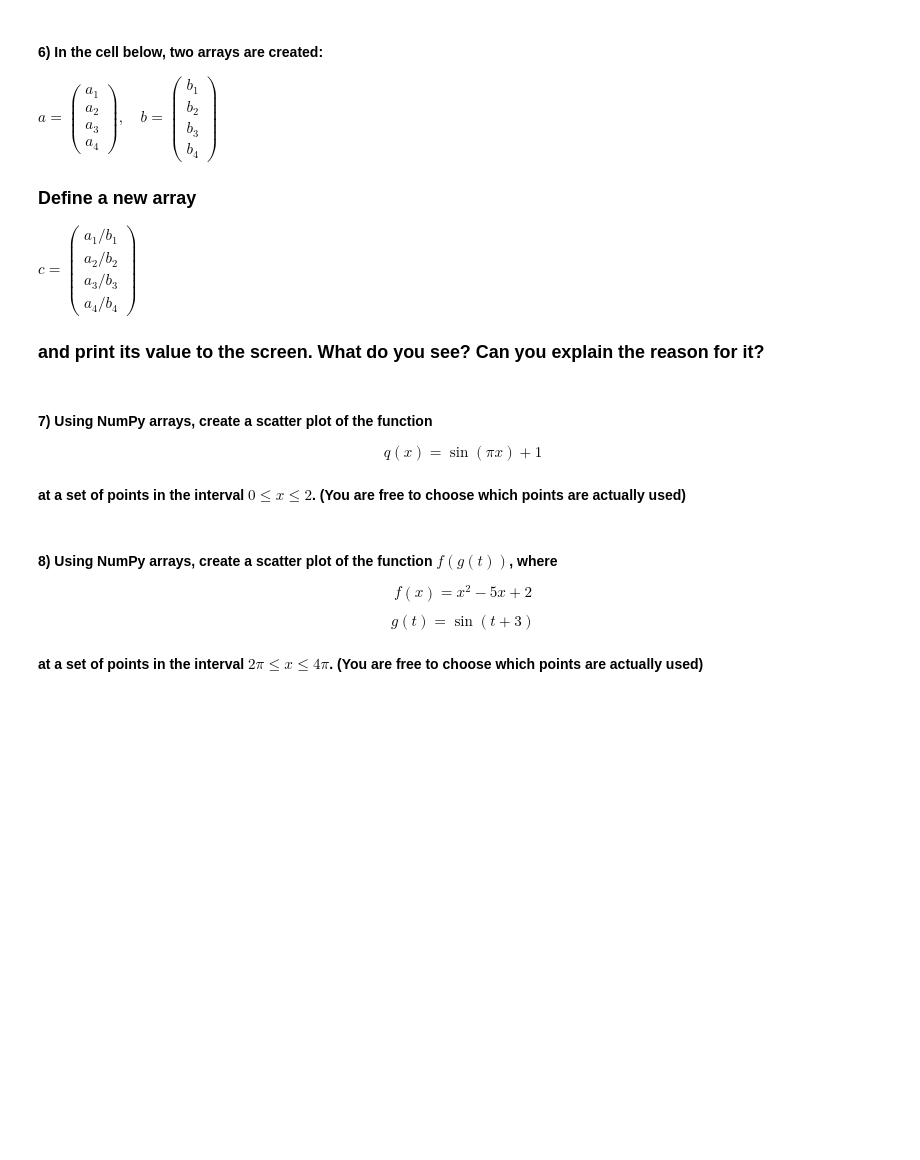
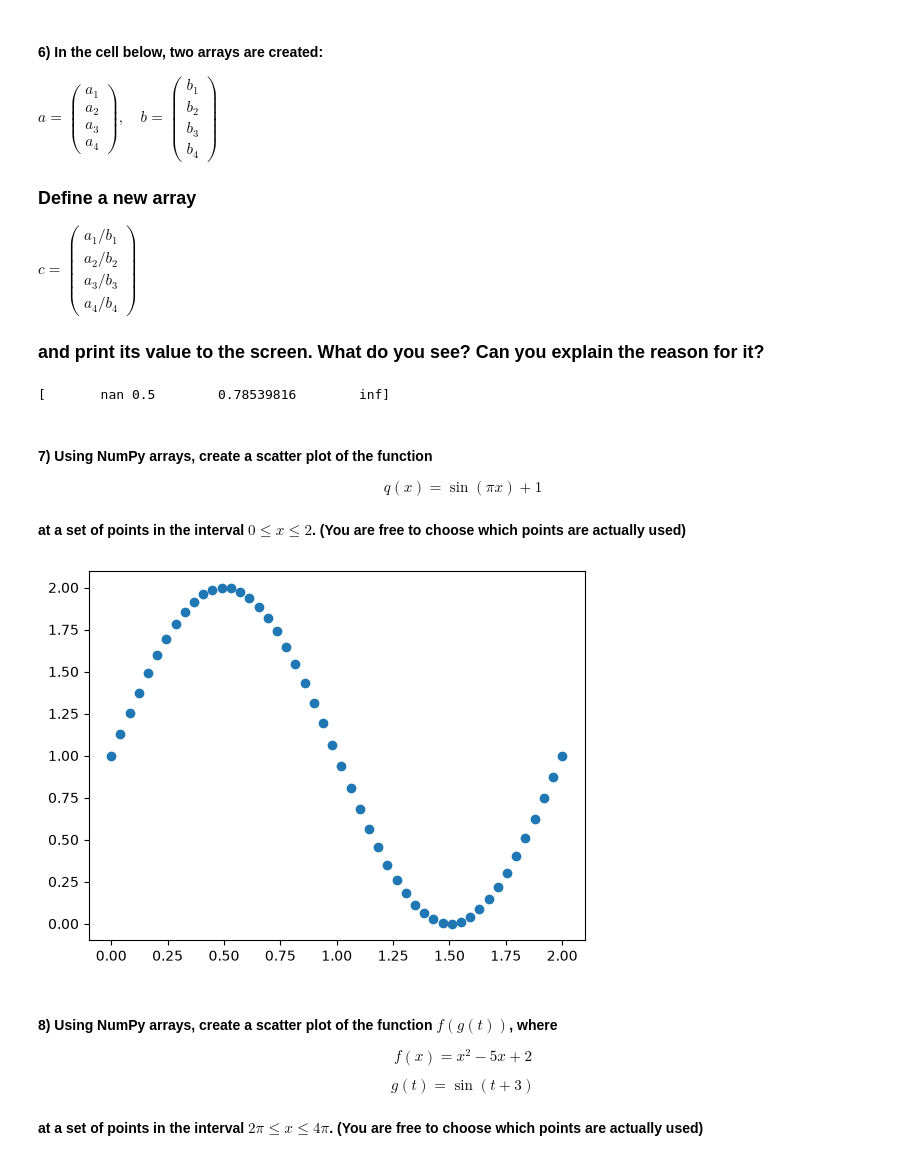
Before and after one commit to moozsqueed/datasci185fall2026, a Jupyter notebook: Lecture_05_Libraries_and_Specialized_Functions/Lecture5 copy.ipynb, the cells around one changed output. Drawn from its saved outputs; the diff is of its cells as text; code cells hidden in the pictures; blank space fills up the shorter version.

```diff
--- a/Lecture_05_Libraries_and_Specialized_Functions/Lecture5 copy.ipynb
+++ b/Lecture_05_Libraries_and_Specialized_Functions/Lecture5 copy.ipynb
@@ -715,6 +735,12 @@ a = np.array([0, 1.0, np.pi, np.cos(np.pi/12)])
 b = np.array([0, 2.0, 4, 0])
 
 # your code here
+c = a/b
+print(c)
+
+#you get an error because you can't divide by 0
+# %% [output]
+[       nan 0.5        0.78539816        inf]
 # %% [markdown]
 #### **7)** Using NumPy arrays, create a scatter plot of the function
 
@@ -726,3 +750,13 @@ $$q(x) = \sin(\pi x) + 1$$
+# %%
+# your code here
+xvalues = np.linspace(0, 2, 50)
+
+qx = np.sin(np.pi * xvalues) + 1
+
+plt.scatter(xvalues, qx)
+plt.show()
+# %% [output]
+[figure, added]
 # %% [markdown]
 #### **8)** Using NumPy arrays, create a scatter plot of the function $f(g(t))$, where
 
```
Also changed, not shown: parts of 19 cells of this notebook, 5 other files.
